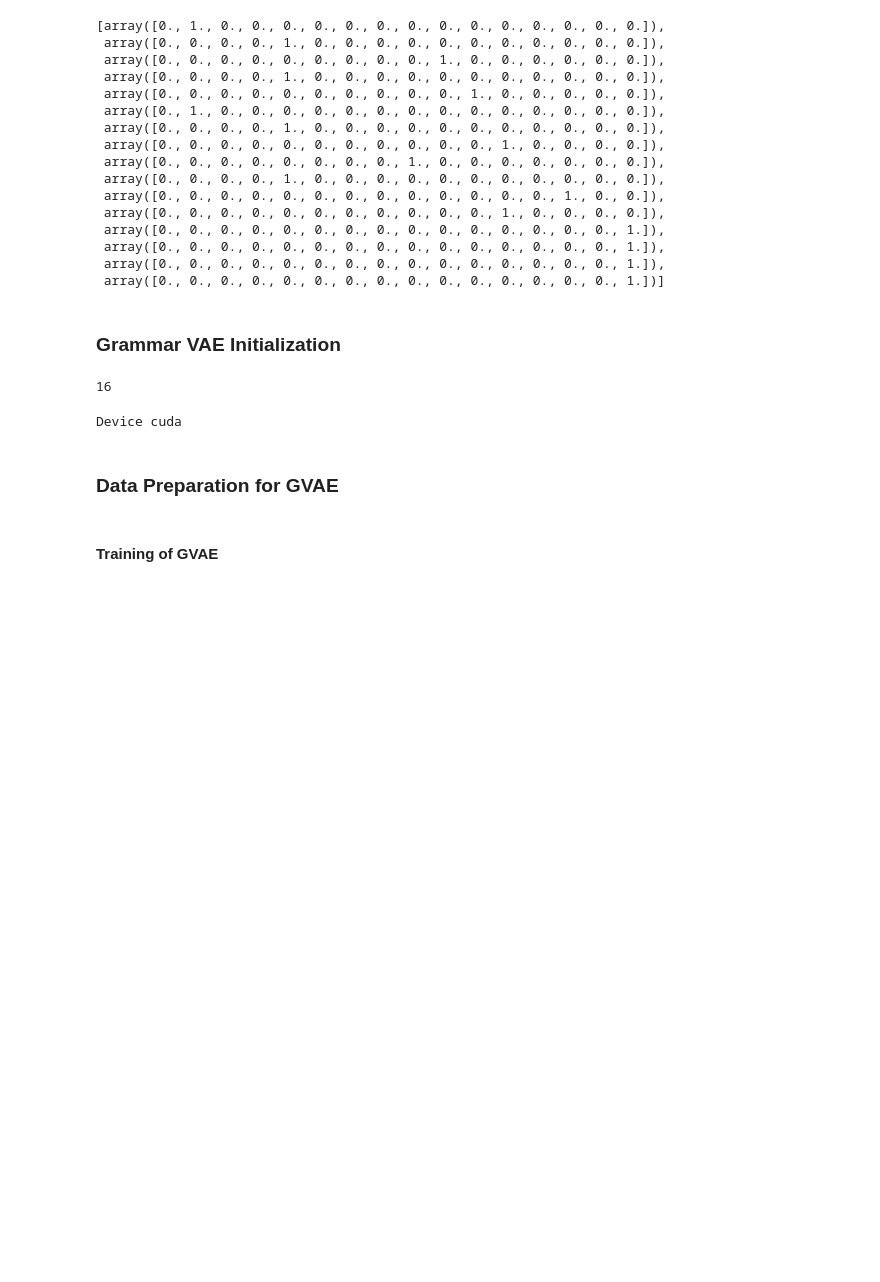
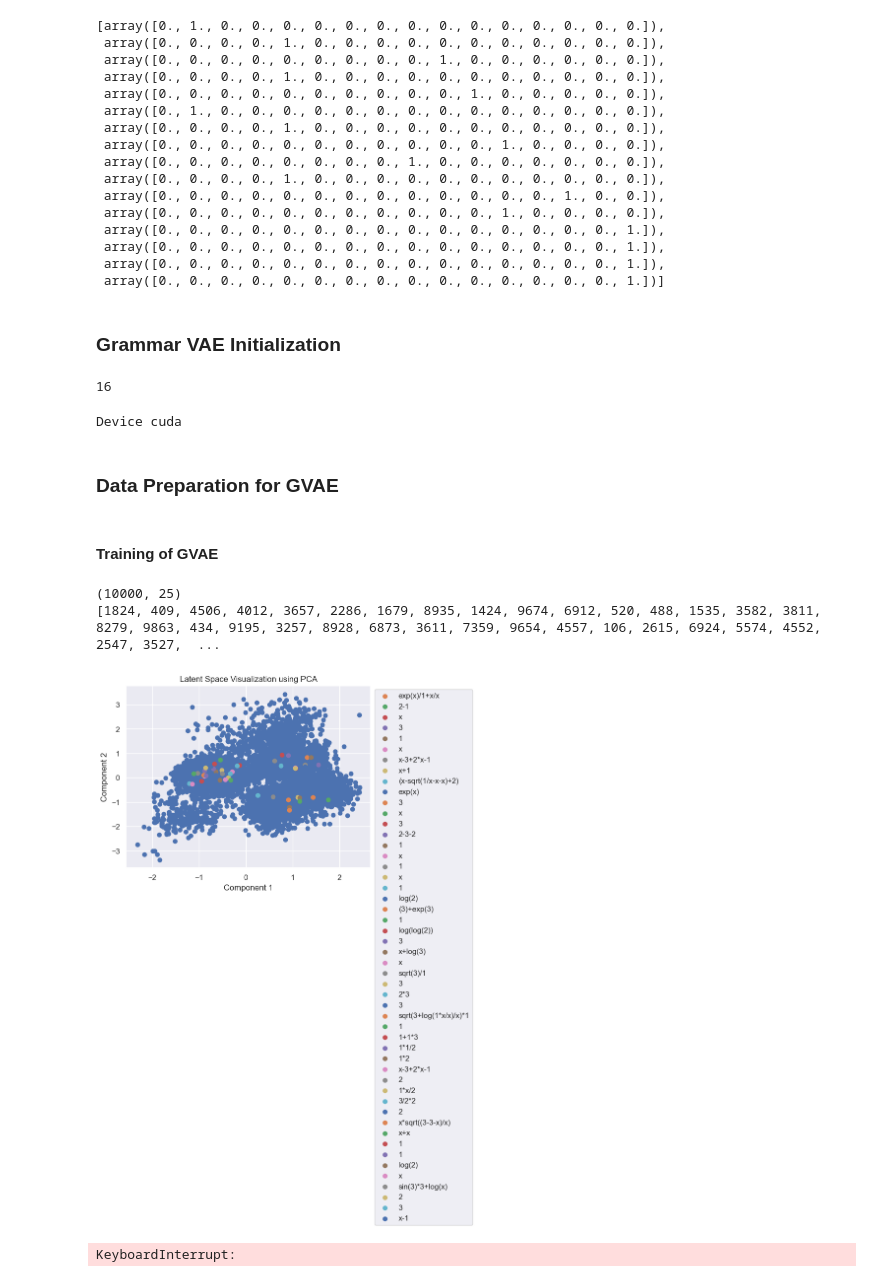
Before and after one commit to SouptikMajumdar/GrammarVAE, a Jupyter notebook: Character&GrammarVAE.ipynb, the cells around one changed output. Drawn from its saved outputs; the diff is of its cells as text; code cells hidden in the pictures; blank space fills up the shorter version.

Commit message:
Changes to eval, visualize and train.py for GVAE Training

```diff
--- a/Character&GrammarVAE.ipynb
+++ b/Character&GrammarVAE.ipynb
@@ -711,56 +671,68 @@ for i,combination in enumerate(hyperparameter_combinations):
         "train_valid_ratio": train_valid_ratio
     })
 
-    train_EqnGVAE(model, train_loader, val_loader, vaeLoss, optimizer, num_epochs=num_epochs)
+    train_EqnGVAE(model, train_loader, val_loader, vaeLoss, optimizer, num_epochs=1)
 
 
     torch.save(model,f'./saved/models/EQN_GVAE_{latent_dim}_{batch_size}_{loss_function}_{lr}_{num_epochs}_{optimizer_name}_{train_valid_ratio}_Full.pth')
     torch.save(model.state_dict(),f'./saved/models/EQN_GVAE_{latent_dim}_{batch_size}_{loss_function}_{lr}_{num_epochs}_{optimizer_name}_{train_valid_ratio}_dict.pth')
 
     # Save the model
     mlflow.pytorch.log_model(model, "model")
 
     test_dataset = test_gvae_dataset
     test_loader = DataLoader(dataset=test_dataset,
                               batch_size=batch_size,
                               shuffle=False)
     model.to(device)
-    visualize_latent_space_EqnGVAE(model,test_loader,max_num_rules=16,cfg=cfg,vae=True)
-    mlflow.log_artifact("./plots/LatentSpace_plot.png", artifact_path="plots")
 
-    one_hot_decoded = []
-    one_hot_decoded_recon = []
-    for sample in test_loader:
-        model.eval()
-        sample = sample.float().to(device)
-        recon, _, _ = model(sample)
-        for idx,ele in enumerate(recon):
-            one_hot_decoded.append(emb.decode(sample.cpu().numpy()))
-            one_hot_decoded_recon.append(emb.decode(recon[i].cpu().detach().numpy()))
-            #break
+    test_loss = eval_modelVAEEquations(model,test_loader,vaeLoss)
+    mlflow.log_metric("Validation Loss", test_loss)
 
-        output_filename = f"./output/output_{latent_dim}_{batch_size}_{loss_function}_{lr}_{num_epochs}_{optimizer_name}_{train_valid_ratio}.txt"
-        with open(output_filename, "w") as file:
-            for idx, ele in enumerate(one_hot_decoded_recon):
-                actual_equation = ''.join(one_hot_decoded[idx])
-                decoded_equation = ''.join(one_hot_decoded_recon[idx])
-                file.write(f'Actual Equation: {actual_equation}\n')
-                file.write(f'GVAE Decoded Equation: {decoded_equation}\n\n')
+    #visualize_latent_space_EqnGVAE(model,test_loader,max_num_rules=16,cfg=cfg,vae=True)
+    visualize_latent_space_Eqn_PCA(model, test_loader,True,True,cfg,n=30)
+    mlflow.log_artifact("./plots/PCA_LatentSpace_plot.png", artifact_path="plots")
+
+
+    equations_rules_decoded, equations_rules_actual, recon_losses = sample_fromGVAE(model,test_loader,masks_tensor,ind_of_ind_tensor,max_length=16,num_rules=16,emb=emb)
+
+    output_filename = f"./output/output_{latent_dim}_{batch_size}_{loss_function}_{lr}_{num_epochs}_{optimizer_name}_{train_valid_ratio}.txt"
+    with open(output_filename, "w") as file:
+        for idx, rule_decoded in enumerate(equations_rules_decoded):
+            file.write(f'Actual Equation Rules: {equations_rules_actual[idx]}\n')
+            file.write(f'GVAE Decoded Equation Rules: {rule_decoded}\n')
+            file.write(f'Recontruction Loss: {recon_losses[idx]}\n\n')
+
+    mlflow.log_artifact(output_filename, artifact_path="outputs")
+
+    output_filename = f"./output/output_rule_{latent_dim}_{batch_size}_{loss_function}_{lr}_{num_epochs}_{optimizer_name}_{train_valid_ratio}.txt"
+    with open(output_filename, "w") as file:
+        for idx, ele in enumerate(equations_rules_decoded):
+            actual_equation = ''.join(emb_dec.decode_from_sampled_rules(equations_rules_actual[idx]))
+            decoded_equation = ''.join(emb_dec.decode_from_sampled_rules(ele))
+            file.write(f'Actual Equation: {actual_equation}\n')
+            file.write(f'GVAE Decoded Equation: {decoded_equation}\n')
+            file.write(f'Recontruction Loss: {recon_losses[idx]}\n\n')
 
         # Log the file as an artifact in MLflow
-        mlflow.log_artifact(output_filename, artifact_path="outputs")
+    mlflow.log_artifact(output_filename, artifact_path="outputs")
 
 
     # Clear memory
     gc.collect()
     if torch.cuda.is_available():
         torch.cuda.empty_cache()  # Clear cached memory
         torch.cuda.manual_seed_all(42)  # Re-seed
 
     # Wait for 5-10 seconds before the next run
 
     # End MLflow run
     mlflow.end_run()
     time.sleep(5)  # Sleep for 5 seconds
+# %% [output]
+(10000, 25)
+[1824, 409, 4506, 4012, 3657, 2286, 1679, 8935, 1424, 9674, 6912, 520, 488, 1535, 3582, 3811, 8279, 9863, 434, 9195, 3257, 8928, 6873, 3611, 7359, 9654, 4557, 106, 2615, 6924, 5574, 4552, 2547, 3527,  ...
+[figure, added]
+KeyboardInterrupt:
 # %%
 model_GVAE = torch.load('./saved/models/EQN_GVAE_25_200_BCE_0.001_30_Adam_0.1_Full.pth')
```
Also changed, not shown: parts of 9 cells of this notebook, 52 other files.
